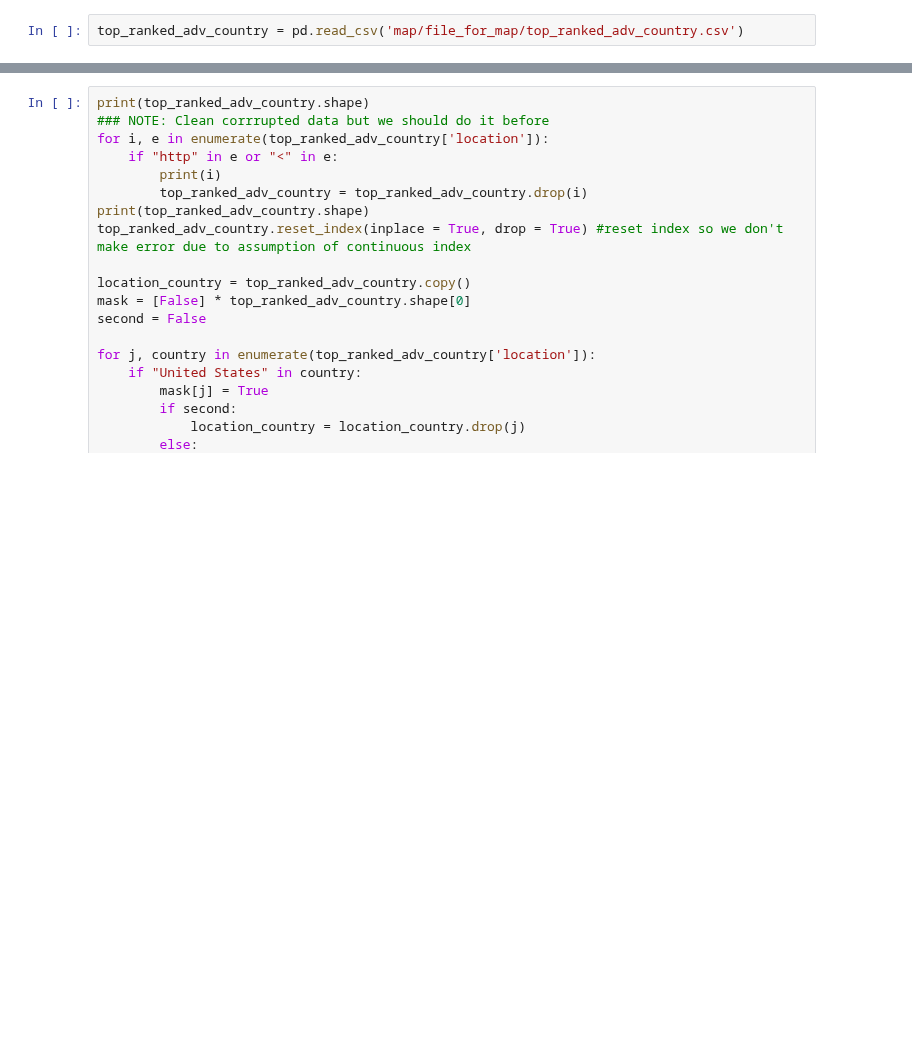
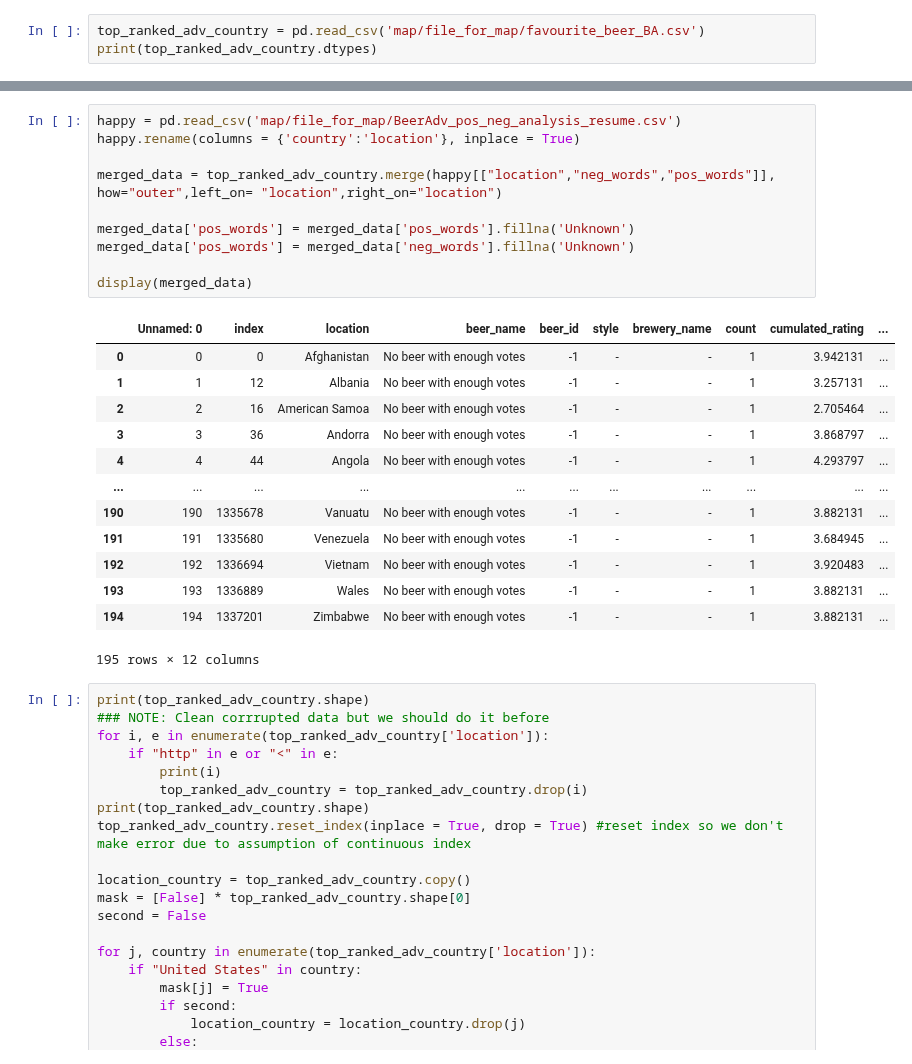
Before and after one commit to epfl-ada/ada-2022-project-hotchocolate, a Jupyter notebook: map_generation.ipynb, the cells around one changed output, grey strips where cells are left out. Cells and saved outputs as stored; diff of their text form; blank space fills up the shorter version.

```diff
--- a/map_generation.ipynb
+++ b/map_generation.ipynb
@@ -12,2 +12,3 @@ import pandas as pd
 # %%
-top_ranked_adv_country = pd.read_csv('map/file_for_map/top_ranked_adv_country.csv')
+top_ranked_adv_country = pd.read_csv('map/file_for_map/favourite_beer_BA.csv')
+print(top_ranked_adv_country.dtypes)
@@ -14,3 +27,27 @@ top_ranked_adv_country = pd.read_csv('map/file_for_map/top_ranked_adv_country.cs
+# %%
+happy = pd.read_csv('map/file_for_map/BeerAdv_pos_neg_analysis_resume.csv')
+happy.rename(columns = {'country':'location'}, inplace = True)
+
+merged_data = top_ranked_adv_country.merge(happy[["location","neg_words","pos_words"]], how="outer",left_on= "location",right_on="location")
+
+merged_data['pos_words'] = merged_data['pos_words'].fillna('Unknown')
+merged_data['pos_words'] = merged_data['neg_words'].fillna('Unknown')
+
+display(merged_data)
+# %% [output]
+|  | Unnamed: 0 | index | location | beer_name | beer_id | style | brewery_name | count | cumulated_rating | ... |
+| 0 | 0 | 0 | Afghanistan | No beer with enough votes | -1 | - | - | 1 | 3.942131 | ... |
+| 1 | 1 | 12 | Albania | No beer with enough votes | -1 | - | - | 1 | 3.257131 | ... |
+| 2 | 2 | 16 | American Samoa | No beer with enough votes | -1 | - | - | 1 | 2.705464 | ... |
+| 3 | 3 | 36 | Andorra | No beer with enough votes | -1 | - | - | 1 | 3.868797 | ... |
+| 4 | 4 | 44 | Angola | No beer with enough votes | -1 | - | - | 1 | 4.293797 | ... |
+| ... | ... | ... | ... | ... | ... | ... | ... | ... | ... | ... |
+| 190 | 190 | 1335678 | Vanuatu | No beer with enough votes | -1 | - | - | 1 | 3.882131 | ... |
+| 191 | 191 | 1335680 | Venezuela | No beer with enough votes | -1 | - | - | 1 | 3.684945 | ... |
+| 192 | 192 | 1336694 | Vietnam | No beer with enough votes | -1 | - | - | 1 | 3.920483 | ... |
+| 193 | 193 | 1336889 | Wales | No beer with enough votes | -1 | - | - | 1 | 3.882131 | ... |
+| 194 | 194 | 1337201 | Zimbabwe | No beer with enough votes | -1 | - | - | 1 | 3.882131 | ... |
+195 rows × 12 columns
 # %%
 print(top_ranked_adv_country.shape)
 ### NOTE: Clean corrrupted data but we should do it before
```
Also changed, not shown: parts of 9 cells of this notebook, 3 other files.
